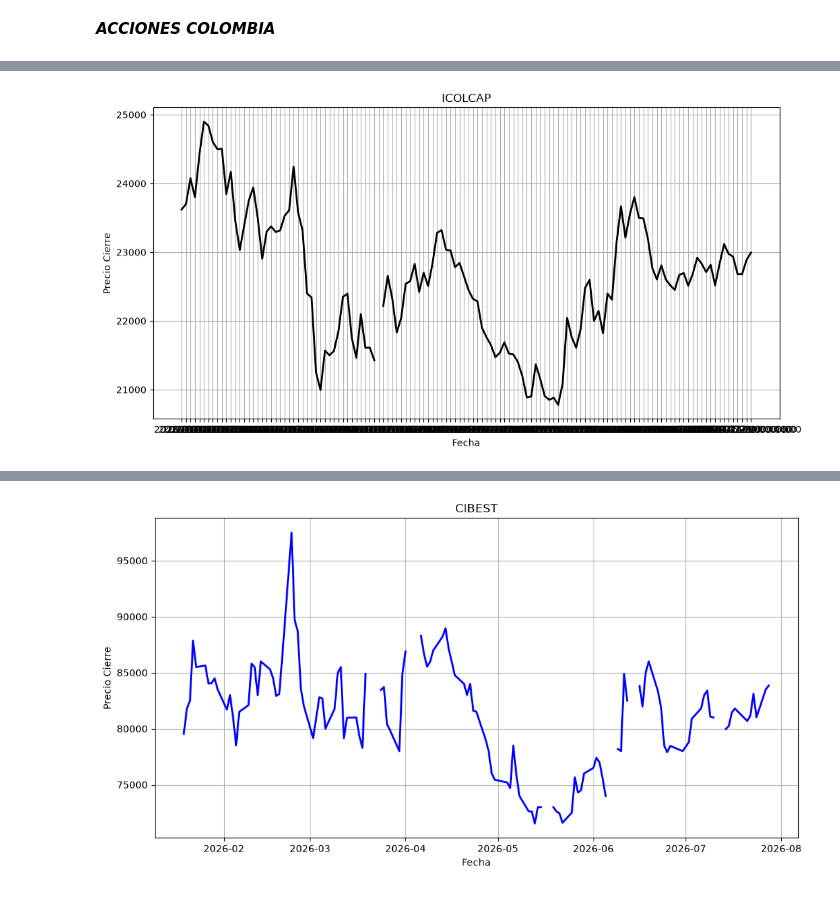
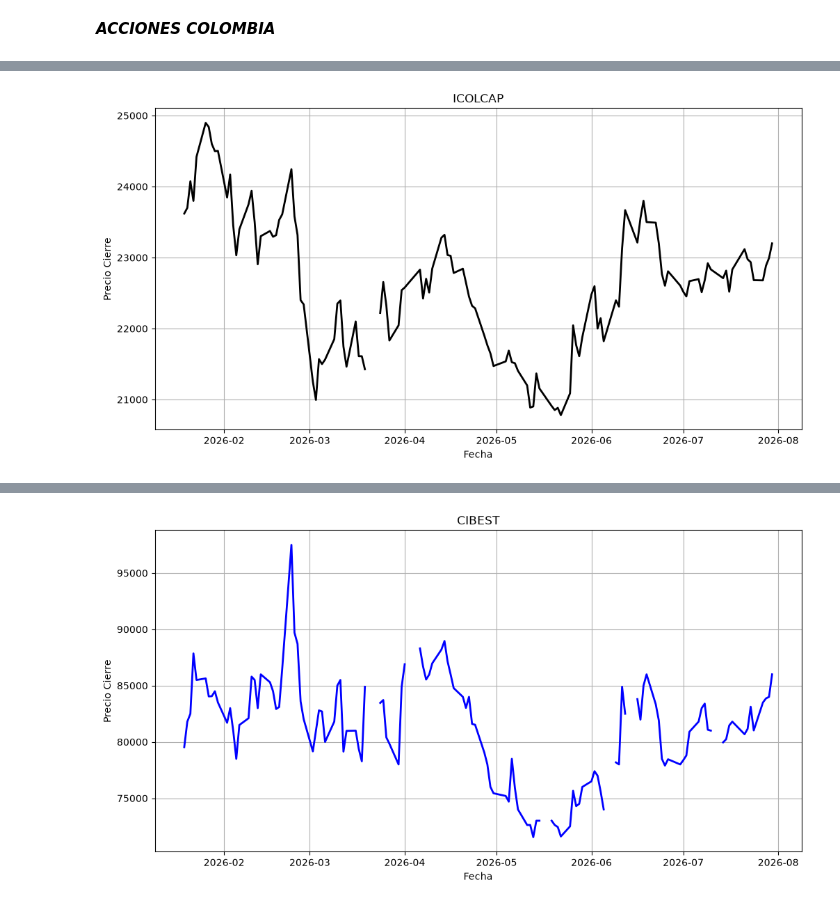
Before and after one commit to Yilap88/Colombia_finance, a Jupyter notebook: Figures/AccionesColombia.ipynb, the cells around one changed output, grey strips where cells are left out. Cells and saved outputs as stored; diff of their text form; code cells hidden in the pictures.

```diff
--- a/Figures/AccionesColombia.ipynb
+++ b/Figures/AccionesColombia.ipynb
@@ -87,5 +36,5 @@ def grafica(dfinput, colores):
 # %%
-grafica(COLCAP, "black")
+static_plot(COLCAP, "black")
 # %% [output]
-[figure, old version]
+[figure, new version]
 # %%
@@ -93,7 +42,7 @@ grafica(Cemargos, "green")
 # %% [output]
 [figure]
 # %%
-grafica(Cibest, "blue")
+static_plot(Cibest, "blue")
 # %% [output]
-[figure, old version]
+[figure, new version]
 # %%
```
Also changed, not shown: parts of 14 cells of this notebook, 9 other files.
